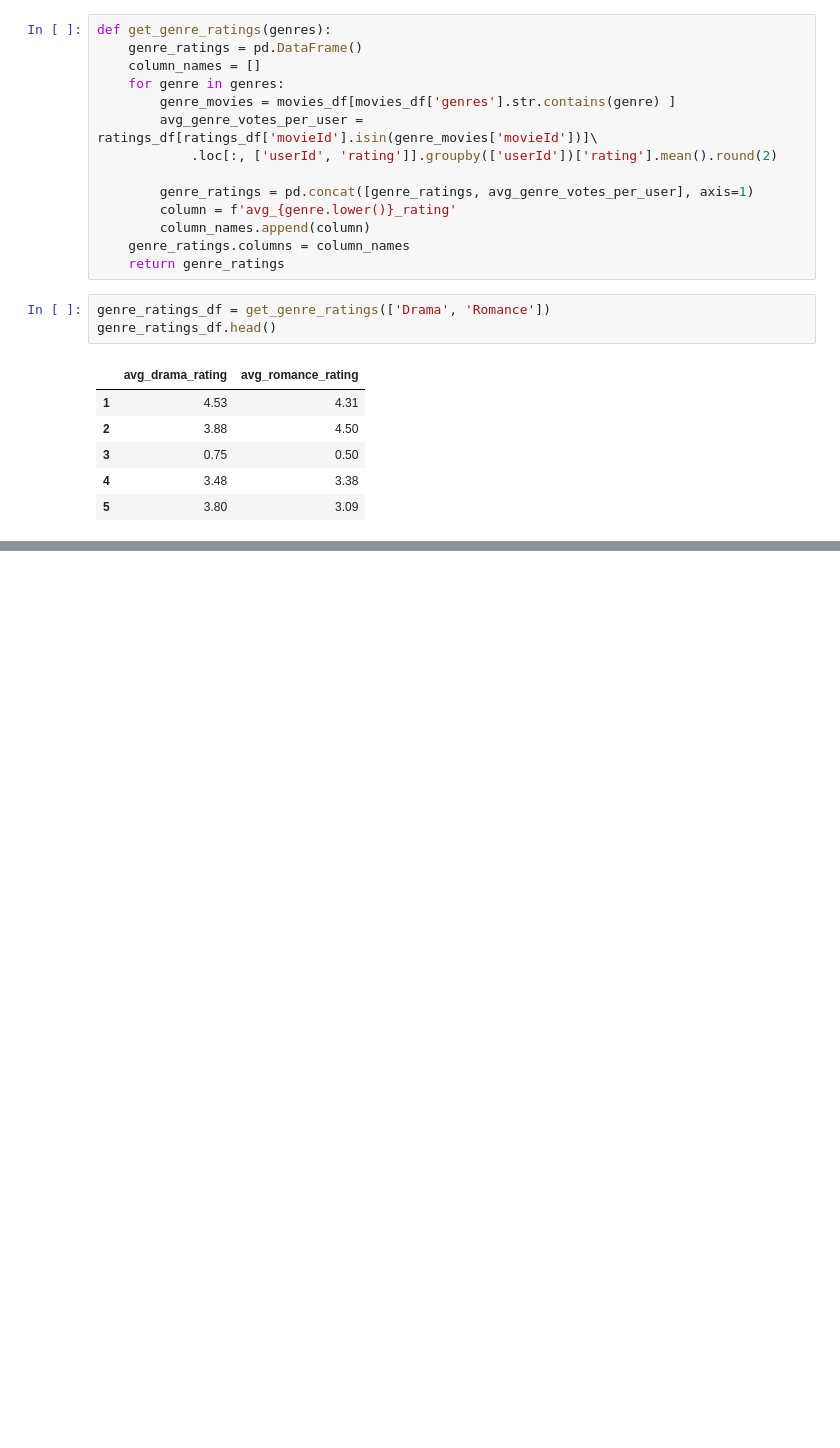
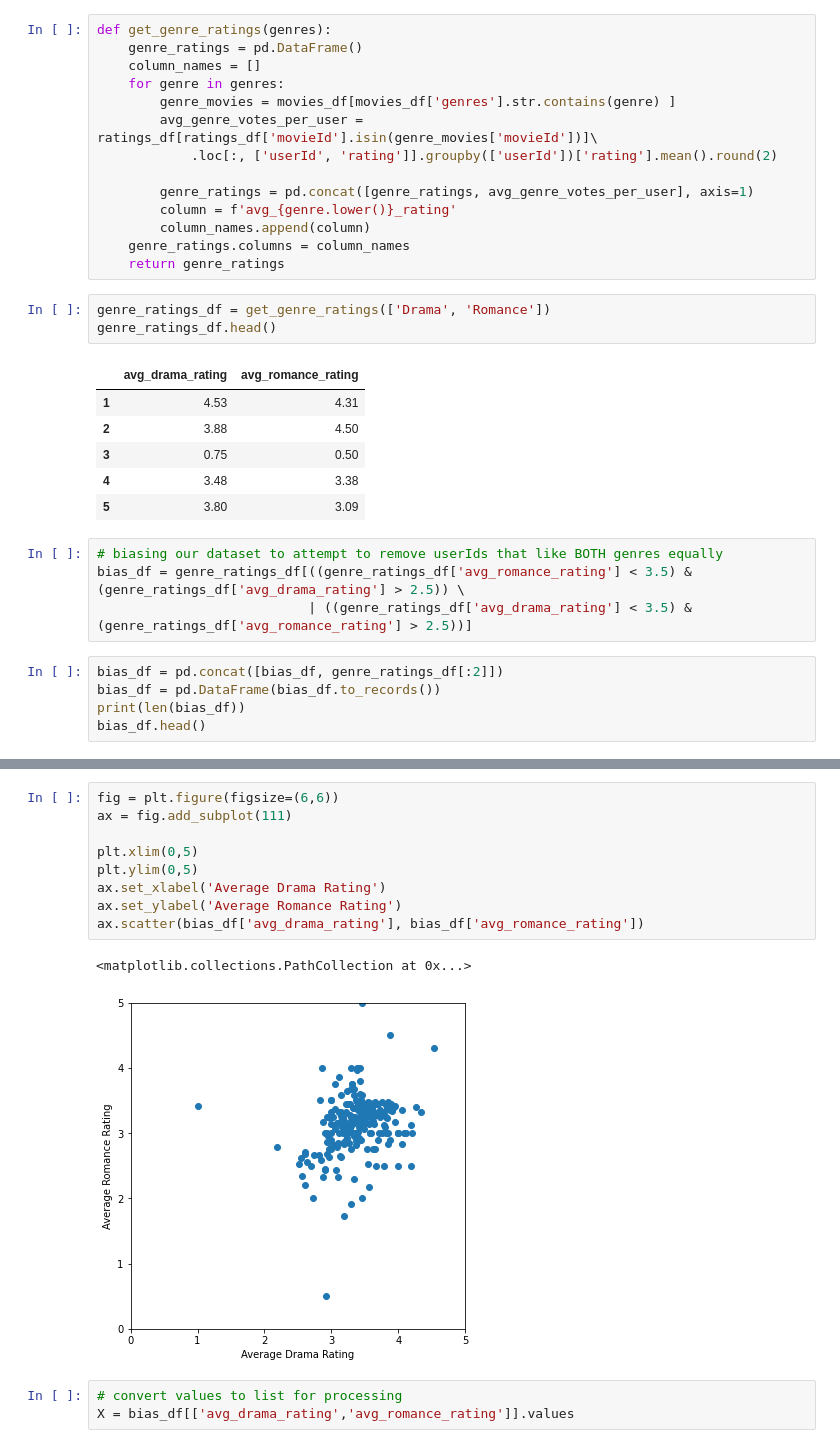
Before and after one commit to blancacarretero/movie-recommendation-engine, a Jupyter notebook: ml-latest-small.ipynb, the cells around one changed output, grey strips where cells are left out. Saved outputs shown, nothing was run; the diff lists cells and outputs as text; blank space fills up the shorter version.

```diff
--- a/ml-latest-small.ipynb
+++ b/ml-latest-small.ipynb
@@ -71,3 +71,12 @@ genre_ratings_df.head()
 | 3 | 0.75 | 0.50 |
 | 4 | 3.48 | 3.38 |
 | 5 | 3.80 | 3.09 |
+# %%
+# biasing our dataset to attempt to remove userIds that like BOTH genres equally
+bias_df = genre_ratings_df[((genre_ratings_df['avg_romance_rating'] < 3.5) & (genre_ratings_df['avg_drama_rating'] > 2.5)) \
+                           | ((genre_ratings_df['avg_drama_rating'] < 3.5) & (genre_ratings_df['avg_romance_rating'] > 2.5))]
+# %%
+bias_df = pd.concat([bias_df, genre_ratings_df[:2]])
+bias_df = pd.DataFrame(bias_df.to_records())
+print(len(bias_df))
+bias_df.head()
@@ -73,0 +91,15 @@ genre_ratings_df.head()
+# %%
+fig = plt.figure(figsize=(6,6))
+ax = fig.add_subplot(111)
+
+plt.xlim(0,5)
+plt.ylim(0,5)
+ax.set_xlabel('Average Drama Rating')
+ax.set_ylabel('Average Romance Rating')
+ax.scatter(bias_df['avg_drama_rating'], bias_df['avg_romance_rating'])
+# %% [output]
+<matplotlib.collections.PathCollection at 0x...>
+[figure, added]
+# %%
+# convert values to list for processing
+X = bias_df[['avg_drama_rating','avg_romance_rating']].values
```
Also changed, not shown: parts of 2 cells of this notebook.
